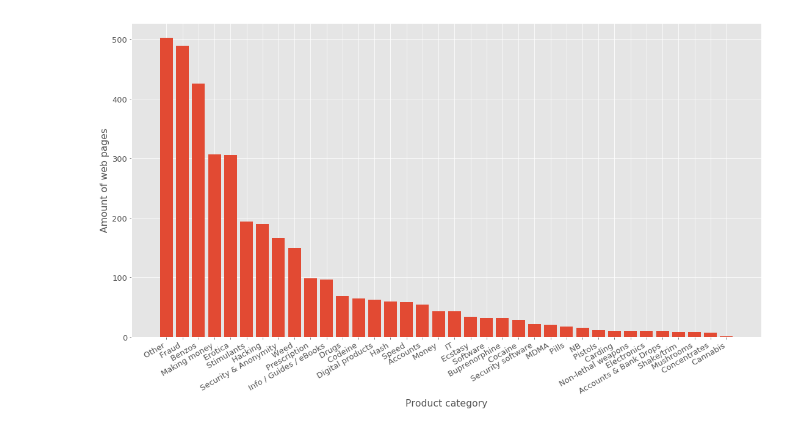
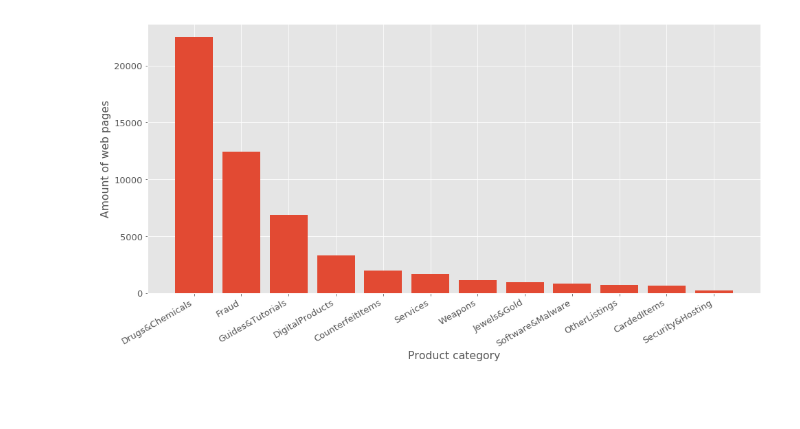
Before and after one commit to hampusadamsson/darknet_market_analyzis, a Jupyter notebook: dataset_evaluation.ipynb, the cells around one changed output. Cells and saved outputs as stored; diff of their text form; code cells hidden in the pictures; blank space fills up the shorter version.

```diff
--- a/dataset_evaluation.ipynb
+++ b/dataset_evaluation.ipynb
@@ -7,10 +13,10 @@ import matplotlib.pyplot as plt
 matplotlib.style.use("ggplot")
 matplotlib.rcParams.update({'font.size': 13})
 # %%
-# dataset = pickle.load( open( "dataset/dataset_alphabay_nocheat.p", "rb" ) )
+dataset = pickle.load( open( "dataset/dataset_alphabay_nocheat.p", "rb" ) )
 # dataset = pickle.load( open( "dataset/dataset_alphabay.p", "rb" ) )
 # dataset = pickle.load( open( "dataset/dataset_silkroad.p", "rb" ) )
-dataset = pickle.load( open( "dataset/dataset_poseidon_nocheat.p", "rb" ) )
+# dataset = pickle.load( open( "dataset/dataset_poseidon_nocheat.p", "rb" ) )
 
 pprint(dataset[0].keys())
 pprint(len(dataset)) # 8376 listings in dir
@@ -21,5 +27,10 @@ dict_keys(['description', 'category'])
 data=[]
 for x in dataset:
     data.append(x.get("category"))
+
+desc = []
+for x in dataset:
+    desc.append(x.get("description"))
+
 pprint(list(set(data)))
 # %% [output]
@@ -64,21 +54,27 @@ Poseidon Market
 # %%
-data={}
-for x in dataset:
-    try:
-        data[x.get("category")] += 1
-    except:
-        data[x.get("category")] = 0
+def get_category(sub_categories=False):
+    data={}
+    for x in dataset:
+        cat = x.get("category")
+        if sub_categories:
+             cat = cat.split("/")[0]
+        try:
+            data[cat] += 1
+        except:
+            data[cat] = 0
 
-d_key = [k for k in sorted(data, key=lambda k: data[k], reverse=True)]
-d_val = [data.get(k) for k in d_key]
+    d_key = [k for k in sorted(data, key=lambda k: data[k], reverse=True)]
+    d_val = [data.get(k) for k in d_key]
 
-fig = matplotlib.pyplot.gcf()
-fig.set_size_inches(18.5, 10.5)
-plt.ylabel("Amount of web pages")
-plt.xlabel("Product category")
-plt.bar(range(len(data)), d_val, align='center')
-plt.xticks(range(len(data)), d_key)
-fig.autofmt_xdate()
-plt.show()
+    fig = matplotlib.pyplot.gcf()
+    fig.set_size_inches(16, 8)
+    plt.ylabel("Amount of web pages")
+    plt.xlabel("Product category")
+    plt.bar(range(len(data)), d_val, align='center')
+    plt.xticks(range(len(data)), d_key)
+    fig.autofmt_xdate()
+    plt.show()
+
+get_category(True)
 # %% [output]
-[figure, old version]
+[figure, new version]
```
Also changed, not shown: parts of 10 cells of this notebook.
